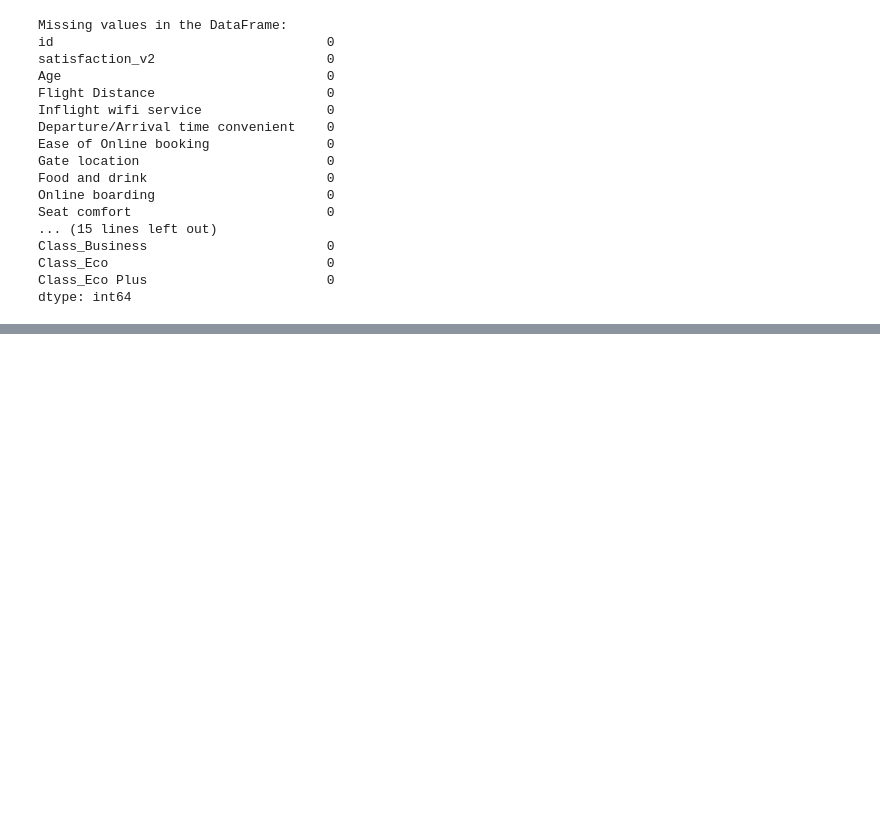
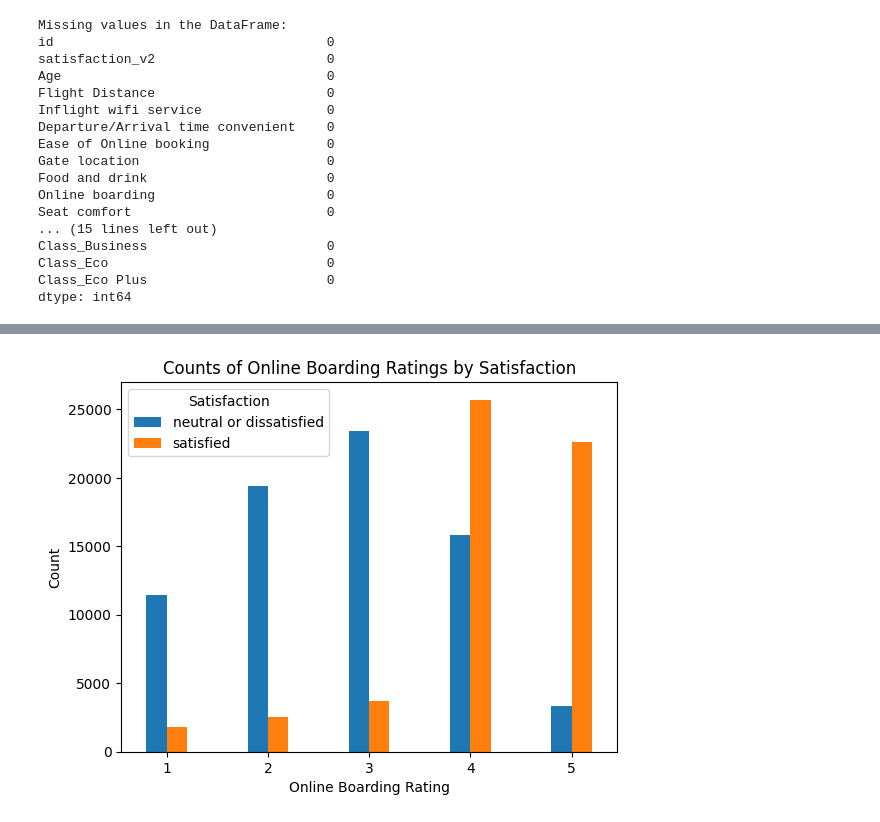
Before and after one commit to abbysiman1/CS3870project, a Jupyter notebook: cs3870_final.ipynb, the cells around one changed output, grey strips where cells are left out. Drawn from its saved outputs; the diff is of its cells as text; code cells hidden in the pictures; blank space fills up the shorter version.

```diff
--- a/cs3870_final.ipynb
+++ b/cs3870_final.ipynb
@@ -537 +573,20 @@ flight_data_filtered = flight_data.drop(columns=highly_correlated)
 Highly Correlated Features: {'Departure Delay in Minutes', 'Arrival Delay in Minutes'}
+# %%
+import matplotlib.pyplot as plt
+# Grouping by 'online boarding' and 'satisfaction', and counting the occurrences
+counts = flight_data.groupby(['Online boarding', 'satisfaction_v2']).size().unstack(fill_value=0)
+
+# Plotting the bar chart with side-by-side bars
+counts.plot(kind='bar', width=0.4)
+
+# Adding labels and title
+plt.title('Counts of Online Boarding Ratings by Satisfaction')
+plt.xlabel('Online Boarding Rating')
+plt.ylabel('Count')
+plt.xticks(rotation=0)
+
+# Displaying the plot
+plt.legend(title='Satisfaction')
+plt.show()
+# %% [output]
+[figure, added]
```
Also changed, not shown: parts of 32 cells of this notebook.
